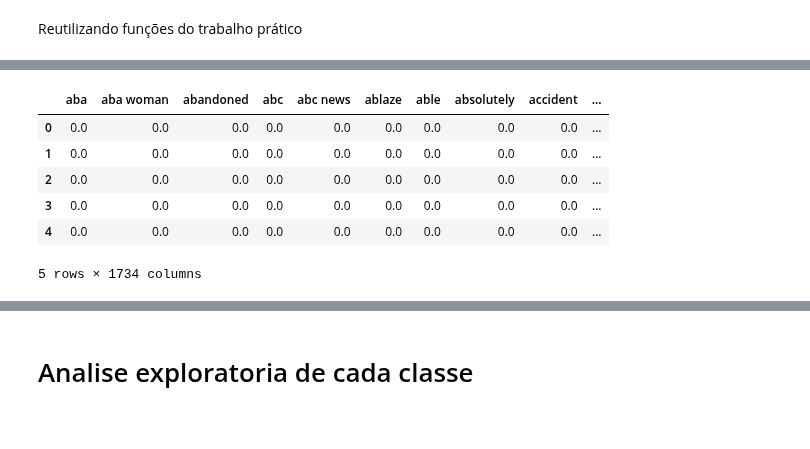
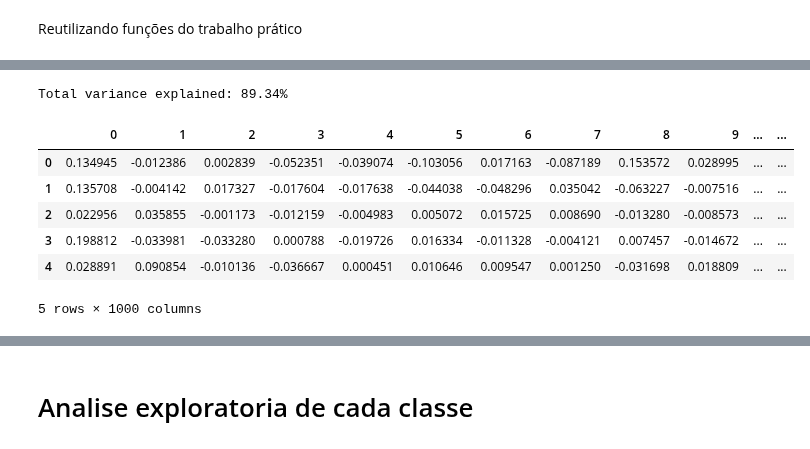
Before and after one commit to ivarejao/NLP-with-Disaster-Tweets, a Jupyter notebook: FinalProject-IgorVarejão-VitorBonella.ipynb, the cells around one changed output, grey strips where cells are left out. Cells and saved outputs as stored; diff of their text form; code cells hidden in the pictures.

```diff
--- a/FinalProject-IgorVarejão-VitorBonella.ipynb
+++ b/FinalProject-IgorVarejão-VitorBonella.ipynb
@@ -142,17 +130,0 @@ df_train.head()
-# %%
-from sklearn.feature_extraction.text import TfidfVectorizer
-
-do_nothing = lambda x: x
-vect_manual = TfidfVectorizer(tokenizer=do_nothing, lowercase=False, preprocessor=do_nothing, ngram_range=(1, 2),min_df=10,max_df=0.95)
-freq = vect_manual.fit_transform(df_train['text'].values.tolist())
-features = vect_manual.get_feature_names_out()
-df_freq = pd.DataFrame(data=freq.todense(), columns=features)
-df_freq.head()
-# %% [output]
-|  | aba | aba woman | abandoned | abc | abc news | ablaze | able | absolutely | accident | ... |
-| 0 | 0.0 | 0.0 | 0.0 | 0.0 | 0.0 | 0.0 | 0.0 | 0.0 | 0.0 | ... |
-| 1 | 0.0 | 0.0 | 0.0 | 0.0 | 0.0 | 0.0 | 0.0 | 0.0 | 0.0 | ... |
-| 2 | 0.0 | 0.0 | 0.0 | 0.0 | 0.0 | 0.0 | 0.0 | 0.0 | 0.0 | ... |
-| 3 | 0.0 | 0.0 | 0.0 | 0.0 | 0.0 | 0.0 | 0.0 | 0.0 | 0.0 | ... |
-| 4 | 0.0 | 0.0 | 0.0 | 0.0 | 0.0 | 0.0 | 0.0 | 0.0 | 0.0 | ... |
-5 rows × 1734 columns
@@ -158,0 +158,16 @@ df_freq.head()
+# %%
+print(f"Total variance explained: {text_process_pipe['pca'].explained_variance_ratio_.sum()*100:.2f}%")
+# %% [output]
+Total variance explained: 89.34%
+# %%
+#Transforma as features em um Dataframe
+X_train_view = pd.DataFrame(data=X_train, columns=list(range(N_COMPONENTS)))
+X_train_view.head()
+# %% [output]
+|  | 0 | 1 | 2 | 3 | 4 | 5 | 6 | 7 | 8 | 9 | ... | ... |
+| 0 | 0.134945 | -0.012386 | 0.002839 | -0.052351 | -0.039074 | -0.103056 | 0.017163 | -0.087189 | 0.153572 | 0.028995 | ... | ... |
+| 1 | 0.135708 | -0.004142 | 0.017327 | -0.017604 | -0.017638 | -0.044038 | -0.048296 | 0.035042 | -0.063227 | -0.007516 | ... | ... |
+| 2 | 0.022956 | 0.035855 | -0.001173 | -0.012159 | -0.004983 | 0.005072 | 0.015725 | 0.008690 | -0.013280 | -0.008573 | ... | ... |
+| 3 | 0.198812 | -0.033981 | -0.033280 | 0.000788 | -0.019726 | 0.016334 | -0.011328 | -0.004121 | 0.007457 | -0.014672 | ... | ... |
+| 4 | 0.028891 | 0.090854 | -0.010136 | -0.036667 | 0.000451 | 0.010646 | 0.009547 | 0.001250 | -0.031698 | 0.018809 | ... | ... |
+5 rows × 1000 columns
```
Also changed, not shown: parts of 40 cells of this notebook.
